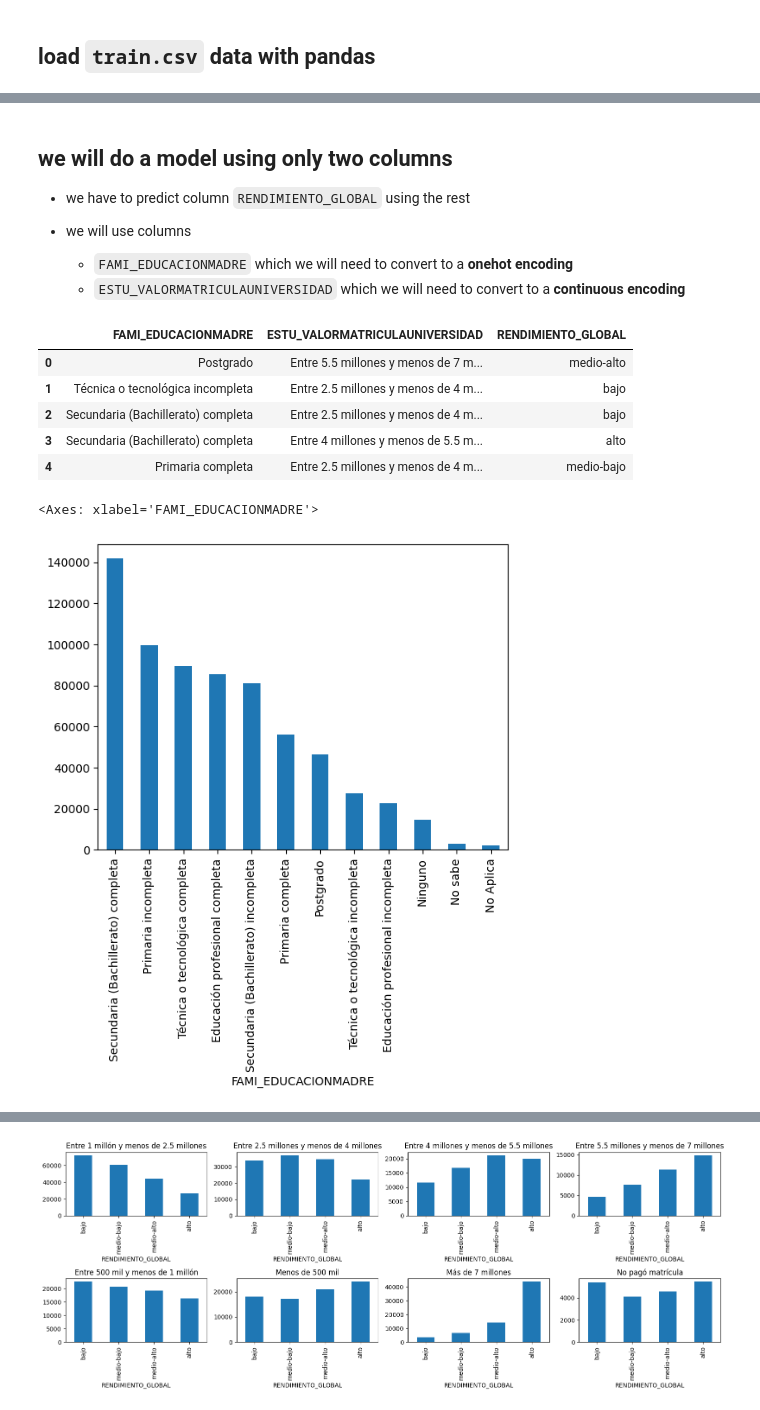
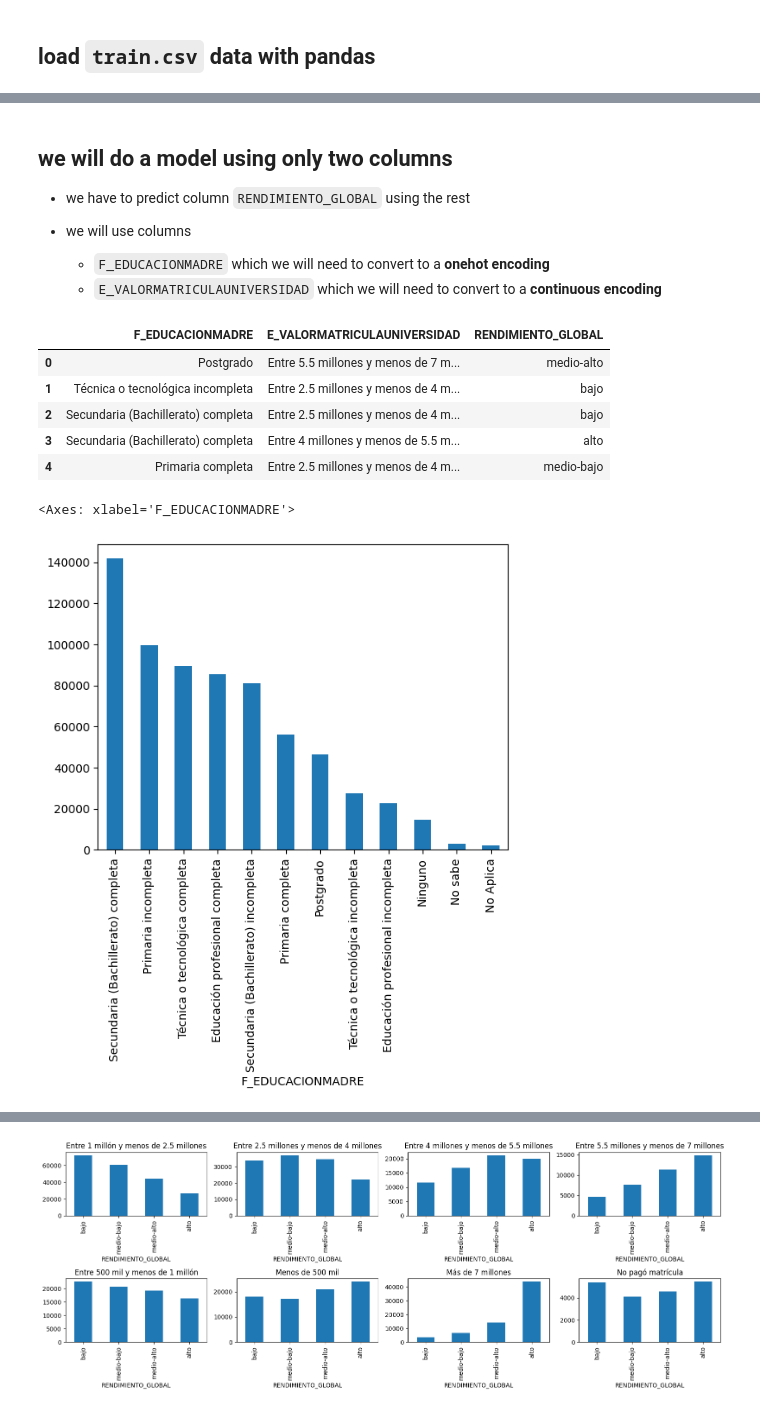
Before and after one commit to Jennyaorozco/Modelos-Simulaci-n-I-Proyecto-Kaggle, a Jupyter notebook: 01_Exploración.ipynb, the cells around one changed output, grey strips where cells are left out. Drawn from its saved outputs; the diff is of its cells as text; code cells hidden in the pictures.

```diff
--- a/01_Exploración.ipynb
+++ b/01_Exploración.ipynb
@@ -86,9 +55,7 @@ submission_example.csv  test.csv  train.csv
 # %%
 import pandas as pd
 import numpy as np
-train = pd.read_csv("data/train.csv")
-test = pd.read_csv("data/test.csv")
 
-print(train.shape, test.shape)
-train.head()
+z = pd.read_csv("train.csv")
+print ("shape of loaded dataframe", z.shape)
 # %% [output]
@@ -115,21 +76,21 @@ z.head()
 - we have to predict column `RENDIMIENTO_GLOBAL` using the rest
 
 - we will use columns
-  - `FAMI_EDUCACIONMADRE` which we will need to convert to a **onehot encoding**
-  - `ESTU_VALORMATRICULAUNIVERSIDAD` which we will need to convert to a **continuous encoding**
+  - `F_EDUCACIONMADRE` which we will need to convert to a **onehot encoding**
+  - `E_VALORMATRICULAUNIVERSIDAD` which we will need to convert to a **continuous encoding**
 # %%
-z = z[['FAMI_EDUCACIONMADRE', 'ESTU_VALORMATRICULAUNIVERSIDAD', 'RENDIMIENTO_GLOBAL']]
+z = z[['F_EDUCACIONMADRE', 'E_VALORMATRICULAUNIVERSIDAD', 'RENDIMIENTO_GLOBAL']]
 z.head()
 # %% [output]
-|  | FAMI_EDUCACIONMADRE | ESTU_VALORMATRICULAUNIVERSIDAD | RENDIMIENTO_GLOBAL |
+|  | F_EDUCACIONMADRE | E_VALORMATRICULAUNIVERSIDAD | RENDIMIENTO_GLOBAL |
 | 0 | Postgrado | Entre 5.5 millones y menos de 7 m... | medio-alto |
 | 1 | Técnica o tecnológica incompleta | Entre 2.5 millones y menos de 4 m... | bajo |
 | 2 | Secundaria (Bachillerato) completa | Entre 2.5 millones y menos de 4 m... | bajo |
 | 3 | Secundaria (Bachillerato) completa | Entre 4 millones y menos de 5.5 m... | alto |
 | 4 | Primaria completa | Entre 2.5 millones y menos de 4 m... | medio-bajo |
 # %%
-z.FAMI_EDUCACIONMADRE.value_counts().plot(kind='bar')
+z.F_EDUCACIONMADRE.value_counts().plot(kind='bar')
 # %% [output]
-<Axes: xlabel='FAMI_EDUCACIONMADRE'>
+<Axes: xlabel='F_EDUCACIONMADRE'>
-[figure, old version]
+[figure, new version]
 # %%
```
Also changed, not shown: parts of 53 cells of this notebook.
